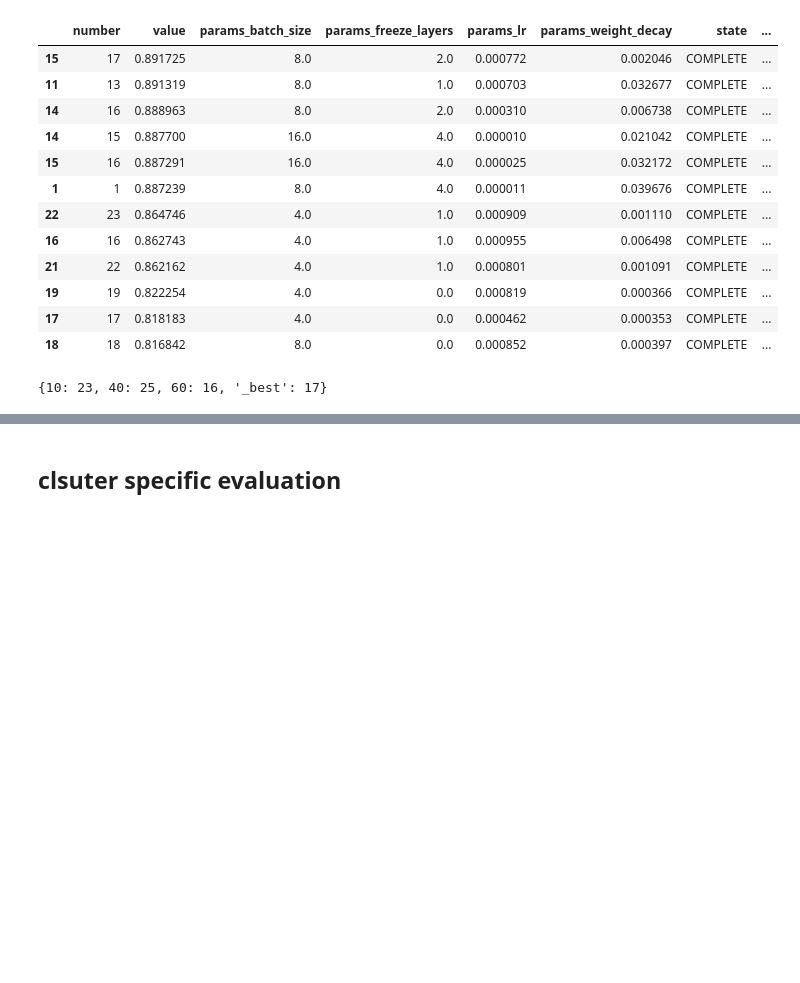
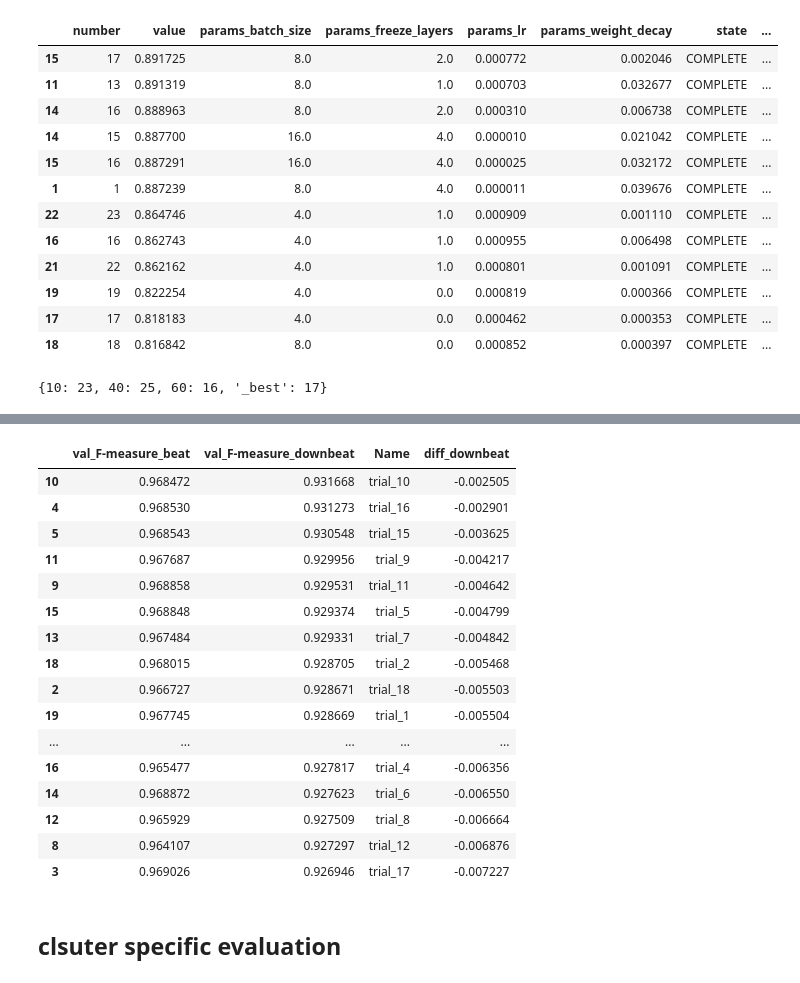
Before and after one commit to PulyaPolya/beat_this, a Jupyter notebook: results_evaluation.ipynb, the cells around one changed output, grey strips where cells are left out. Saved outputs shown, nothing was run; the diff lists cells and outputs as text; code cells hidden in the pictures; blank space fills up the shorter version.

```diff
--- a/results_evaluation.ipynb
+++ b/results_evaluation.ipynb
@@ -1651,0 +1844,9 @@ df_len
+# %%
+import pandas as pd
+
+columns = ["val_F-measure_beat", "val_F-measure_downbeat", "Name"]
+df = pd.read_csv("wandb_csvs/wandb_cluster1.csv")
+df = df.dropna(how='all')
+df = df[df["State"] == "finished"]
+df = df[columns]
+df.head()
@@ -1652,3 +1860,26 @@ df_len
+# %%
+downbeat_baseline = 0.9341731667518616
+df["diff_downbeat"] = df["val_F-measure_downbeat"].apply(lambda x: x - downbeat_baseline)
+df_sorted = df.sort_values(by=["diff_downbeat"], ascending=False)
+df_sorted
+# %% [output]
+|  | val_F-measure_beat | val_F-measure_downbeat | Name | diff_downbeat |
+| 10 | 0.968472 | 0.931668 | trial_10 | -0.002505 |
+| 4 | 0.968530 | 0.931273 | trial_16 | -0.002901 |
+| 5 | 0.968543 | 0.930548 | trial_15 | -0.003625 |
+| 11 | 0.967687 | 0.929956 | trial_9 | -0.004217 |
+| 9 | 0.968858 | 0.929531 | trial_11 | -0.004642 |
+| 15 | 0.968848 | 0.929374 | trial_5 | -0.004799 |
+| 13 | 0.967484 | 0.929331 | trial_7 | -0.004842 |
+| 18 | 0.968015 | 0.928705 | trial_2 | -0.005468 |
+| 2 | 0.966727 | 0.928671 | trial_18 | -0.005503 |
+| 19 | 0.967745 | 0.928669 | trial_1 | -0.005504 |
+| ... | ... | ... | ... | ... |
+| 16 | 0.965477 | 0.927817 | trial_4 | -0.006356 |
+| 14 | 0.968872 | 0.927623 | trial_6 | -0.006550 |
+| 12 | 0.965929 | 0.927509 | trial_8 | -0.006664 |
+| 8 | 0.964107 | 0.927297 | trial_12 | -0.006876 |
+| 3 | 0.969026 | 0.926946 | trial_17 | -0.007227 |
 # %% [markdown]
 ## clsuter specific evaluation
 # %%
```
Also changed, not shown: parts of 42 cells of this notebook, 3 other files.
